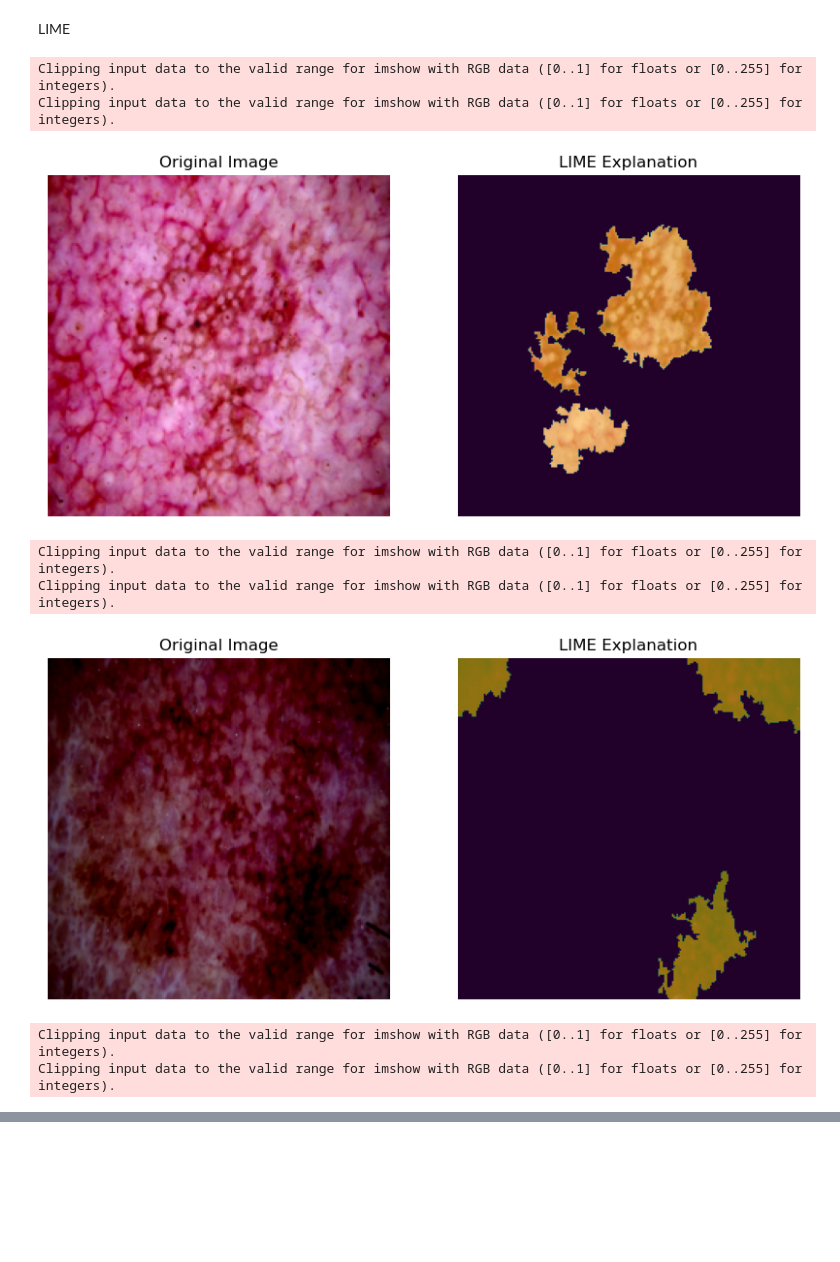
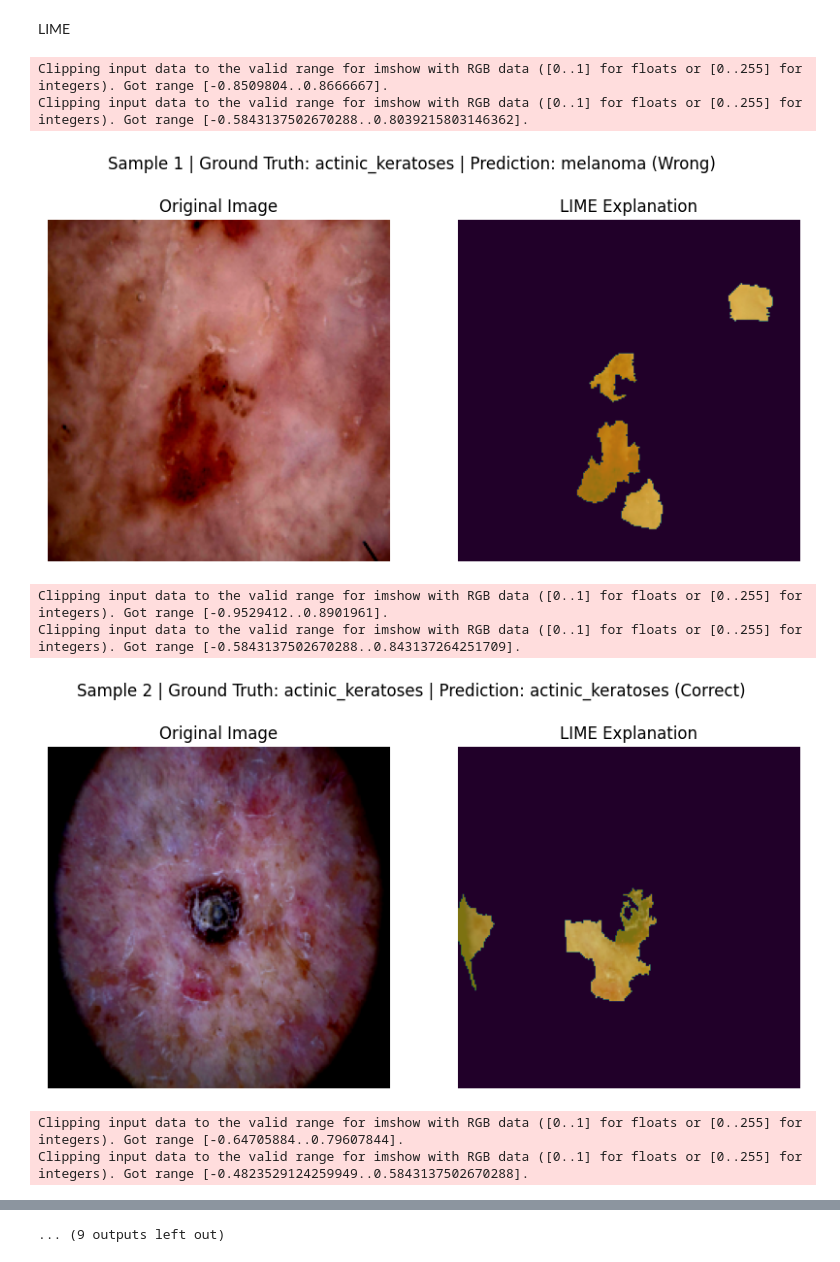
Before and after one commit to ThePhilippeH/explainingCancerAI, a Jupyter notebook: Anwarkh_LIME.ipynb, the cells around one changed output, grey strips where cells are left out. Drawn from its saved outputs; the diff is of its cells as text; code cells hidden in the pictures; blank space fills up the shorter version.

```diff
--- a/Anwarkh_LIME.ipynb
+++ b/Anwarkh_LIME.ipynb
@@ -76,6 +76,8 @@ feature_extractor = ViTFeatureExtractor.from_pretrained(model_name)
 dataset = load_dataset("marmal88/skin_cancer", split="test")
 label_map = model.config.label2id
 
+id_to_label = {v: k for k, v in label_map.items()}
+
 def transform(example):
     image = example["image"]
     image = feature_extractor(image, return_tensors="pt", size=(224, 224))["pixel_values"].squeeze(0)
@@ -89,46 +91,64 @@ dataset = dataset.map(transform)
 dataset.set_format(type="torch", columns=["pixel_values", "dx"])
 
 def vit_predict(images):
-    inputs = feature_extractor(images=[Image.fromarray((img * 255).astype(np.uint8)) for img in images], return_tensors="pt").to(device)
+    inputs = feature_extractor(
+        images=[Image.fromarray((img * 255).astype(np.uint8)) for img in images],
+        return_tensors="pt"
+    ).to(device)
     with torch.no_grad():
         outputs = model(**inputs)
     return torch.nn.functional.softmax(outputs.logits, dim=-1).cpu().numpy()
 
-# Function to generate explanations for multiple images
-def generate_lime_explanations(num_images=5):
-    for i in range(10,10+num_images):
+def generate_lime_explanations(num_images=10):
+    for i in range(num_images):
         sample = dataset[i]
         img = sample["pixel_values"].numpy().transpose(1, 2, 0)
 
         explainer = lime_image.LimeImageExplainer()
         explanation = explainer.explain_instance(
-            np.array(img), vit_predict, top_labels=5, hide_color=0, num_samples=1000, segmentation_fn=lambda x: slic(x, n_segments=50, compactness=10)
+            np.array(img),
+            vit_predict,
+            top_labels=5,
+            hide_color=0,
+            num_samples=1000,
+            segmentation_fn=lambda x: slic(x, n_segments=100, compactness=10)
         )
-        temp, mask = explanation.get_image_and_mask(explanation.top_labels[0], positive_only=True, num_features=5, hide_rest=True)
+        temp, mask = explanation.get_image_and_mask(
+            explanation.top_labels[0],
+            positive_only=True,
+            num_features=5,
+            hide_rest=True
+        )
+
+        predicted_index = explanation.top_labels[0]
+        predicted_label = id_to_label[predicted_index]
+        gt_index = sample["dx"].item()
+        gt_label = id_to_label[gt_index]
+        correctness = "Correct" if predicted_label == gt_label else "Wrong"
 
         fig, axes = plt.subplots(1, 2, figsize=(10, 5))
         axes[0].imshow(img)
         axes[0].set_title("Original Image")
         axes[0].axis("off")
 
         axes[1].imshow(temp)
         axes[1].imshow(mask, alpha=0.5)
         axes[1].set_title("LIME Explanation")
         axes[1].axis("off")
 
+        plt.suptitle(f"Sample {i+1} | Ground Truth: {gt_label} | Prediction: {predicted_label} ({correctness})")
         plt.show()
 
-# Generate explanations for a custom number of images
-generate_lime_explanations(num_images=5)
+generate_lime_explanations(num_images=10)
 
 print(f"Using device: {device}")
 print(f"CUDA Available: {torch.cuda.is_available()}")
 # %% [output]
-Clipping input data to the valid range for imshow with RGB data ([0..1] for floats or [0..255] for integers).
-Clipping input data to the valid range for imshow with RGB data ([0..1] for floats or [0..255] for integers).
+Clipping input data to the valid range for imshow with RGB data ([0..1] for floats or [0..255] for integers). Got range [-0.8509804..0.8666667].
+Clipping input data to the valid range for imshow with RGB data ([0..1] for floats or [0..255] for integers). Got range [-0.5843137502670288..0.8039215803146362].
-[figure, old version]
+[figure, new version]
-Clipping input data to the valid range for imshow with RGB data ([0..1] for floats or [0..255] for integers).
-Clipping input data to the valid range for imshow with RGB data ([0..1] for floats or [0..255] for integers).
+Clipping input data to the valid range for imshow with RGB data ([0..1] for floats or [0..255] for integers). Got range [-0.9529412..0.8901961].
+Clipping input data to the valid range for imshow with RGB data ([0..1] for floats or [0..255] for integers). Got range [-0.5843137502670288..0.843137264251709].
-[figure, old version]
+[figure, new version]
-Clipping input data to the valid range for imshow with RGB data ([0..1] for floats or [0..255] for integers).
-Clipping input data to the valid range for imshow with RGB data ([0..1] for floats or [0..255] for integers).
+Clipping input data to the valid range for imshow with RGB data ([0..1] for floats or [0..255] for integers). Got range [-0.64705884..0.79607844].
+Clipping input data to the valid range for imshow with RGB data ([0..1] for floats or [0..255] for integers). Got range [-0.4823529124259949..0.5843137502670288].
@@ -143,0 +165 @@ CUDA Available: True
+... (9 outputs left out)
```
Also changed, not shown: parts of 1 cell of this notebook.
